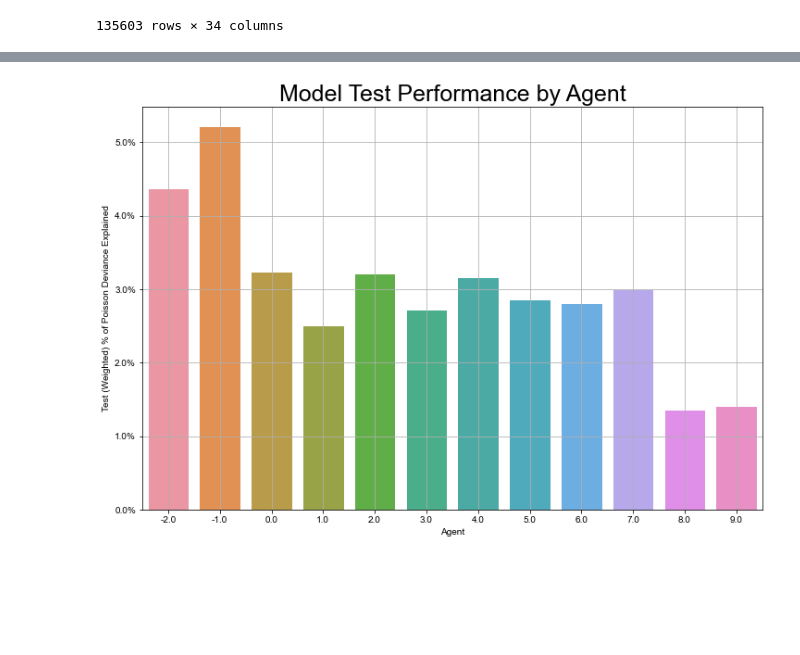
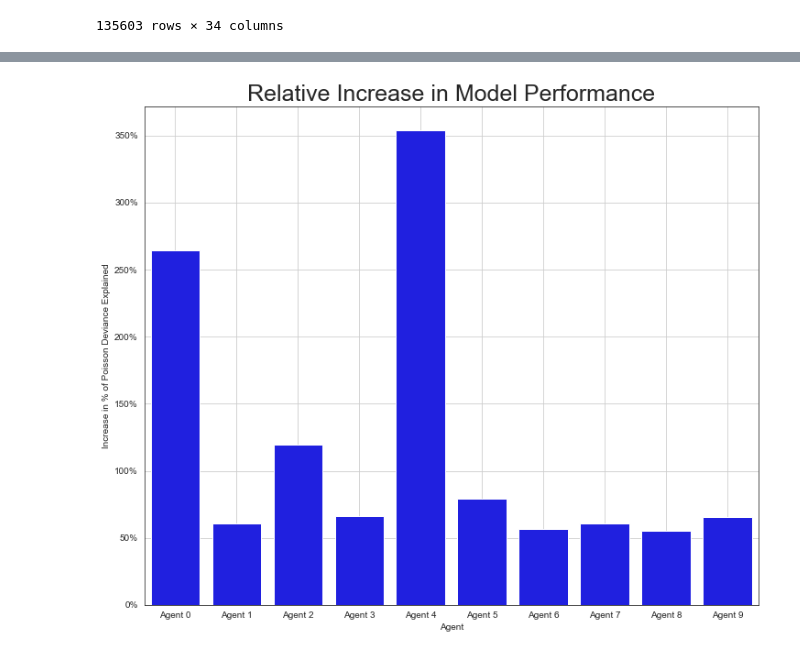
Before and after one commit to mw281685/IFoA-FL-WP, a Jupyter notebook: code/federated_learing_notebook_skorch n_jobs_ps_v8.4_graph.ipynb, the cells around one changed output, grey strips where cells are left out. Saved outputs shown, nothing was run; the diff lists cells and outputs as text; code cells hidden in the pictures; blank space fills up the shorter version.

Commit message:
update graph notebook

```diff
--- a/code/federated_learing_notebook_skorch n_jobs_ps_v8.4_graph.ipynb
+++ b/code/federated_learing_notebook_skorch n_jobs_ps_v8.4_graph.ipynb
@@ -485,5 +497,5 @@ See the caveats in the documentation: https://pandas.pydata.org/pandas-docs/stab
 # %%
-weighted_pde_df['fl_relative_increase'] = fl_weighted_pde/weighted_pde_df['test_weighted_pde']
+weighted_pde_df['fl_relative_increase'] = fl_weighted_pde/weighted_pde_df['test_weighted_pde'] - 1
 weighted_pde_df
 # %% [output]
 A value is trying to be set on a copy of a slice from a DataFrame.
@@ -506,0 +519,3 @@ See the caveats in the documentation: https://pandas.pydata.org/pandas-docs/stab
+# %%
+weighted_pde_df['model'] = 'Agent'+' '+weighted_pde_df['agent'].astype(int).apply(str)
+weighted_pde_df
@@ -506,0 +541,4 @@ See the caveats in the documentation: https://pandas.pydata.org/pandas-docs/stab
+# %%
+weighted_pde_df['model'] = weighted_pde_df['model'].str.replace('Agent -1','Global Model')
+weighted_pde_df['model'] = weighted_pde_df['model'].str.replace('Agent -2','Federated Model')
+weighted_pde_df
@@ -507,18 +625,22 @@ See the caveats in the documentation: https://pandas.pydata.org/pandas-docs/stab
 # %%
-fig, ax = plt.subplots(figsize=(12,8))
+fig, ax = plt.subplots(figsize=(12,10))
 
 sns.set_style('white')
 
-ax=sns.barplot(x='agent', y='test_weighted_pde',
-               data=weighted_pde_df[['agent', 'test_weighted_pde']])
-plt.title('Model Test Performance by Agent', fontsize=25)
+ax=sns.barplot(x='model',
+               y='fl_relative_increase',
+               data=weighted_pde_df[~weighted_pde_df.agent.isin([-1, -2])],
+               #orient='h',
+               color='blue',
+               )
+plt.title('Relative Increase in Model Performance', fontsize=25)
 
 plt.xticks(fontsize=10)
-plt.ylabel('Test (Weighted) % of Poisson Deviance Explained', fontsize=10)
+plt.yticks(fontsize=10)
+plt.ylabel('Increase in % of Poisson Deviance Explained', fontsize=10)
 plt.xlabel('Agent', fontsize=10)
-plt.yticks(fontsize=10)
 ax.yaxis.set_major_formatter(mtick.PercentFormatter(1))
 ax.grid(True)
 plt.show()
 # %% [output]
-[figure, old version]
+[figure, new version]
```
Also changed, not shown: parts of 46 cells of this notebook.
